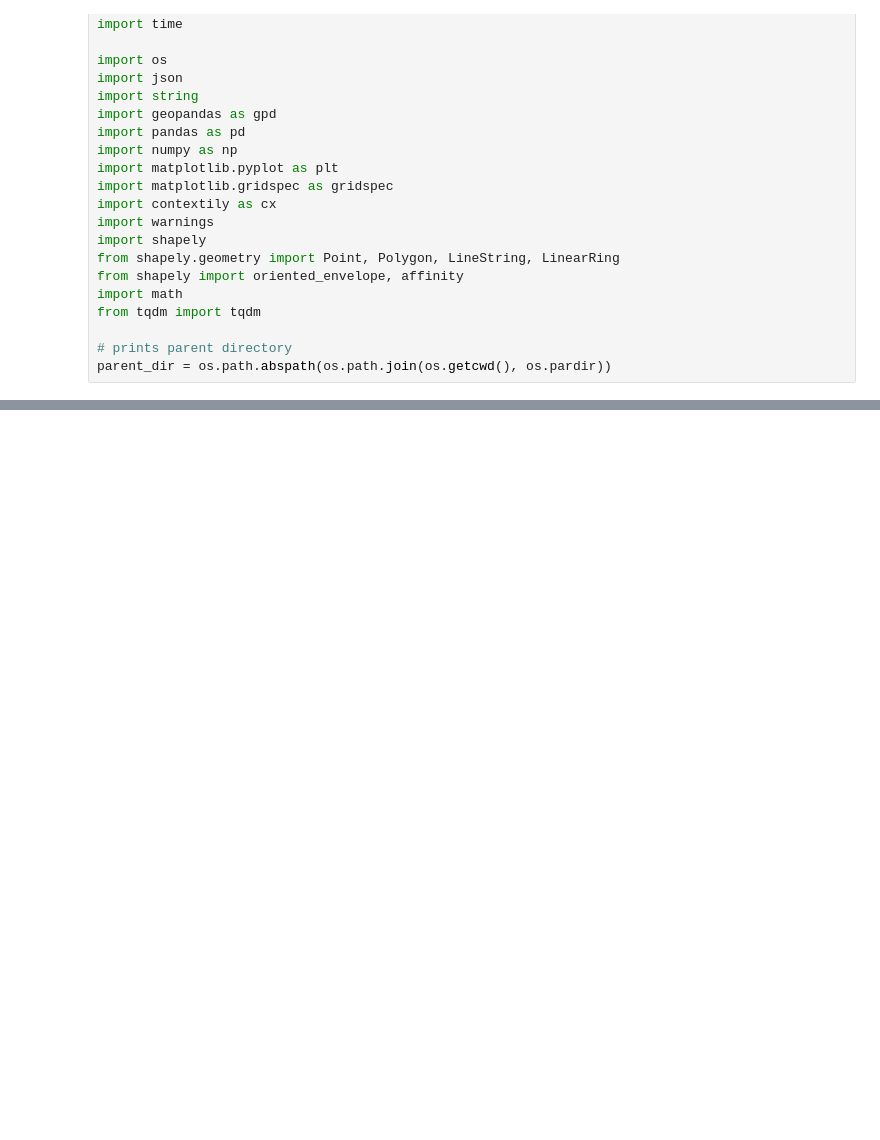
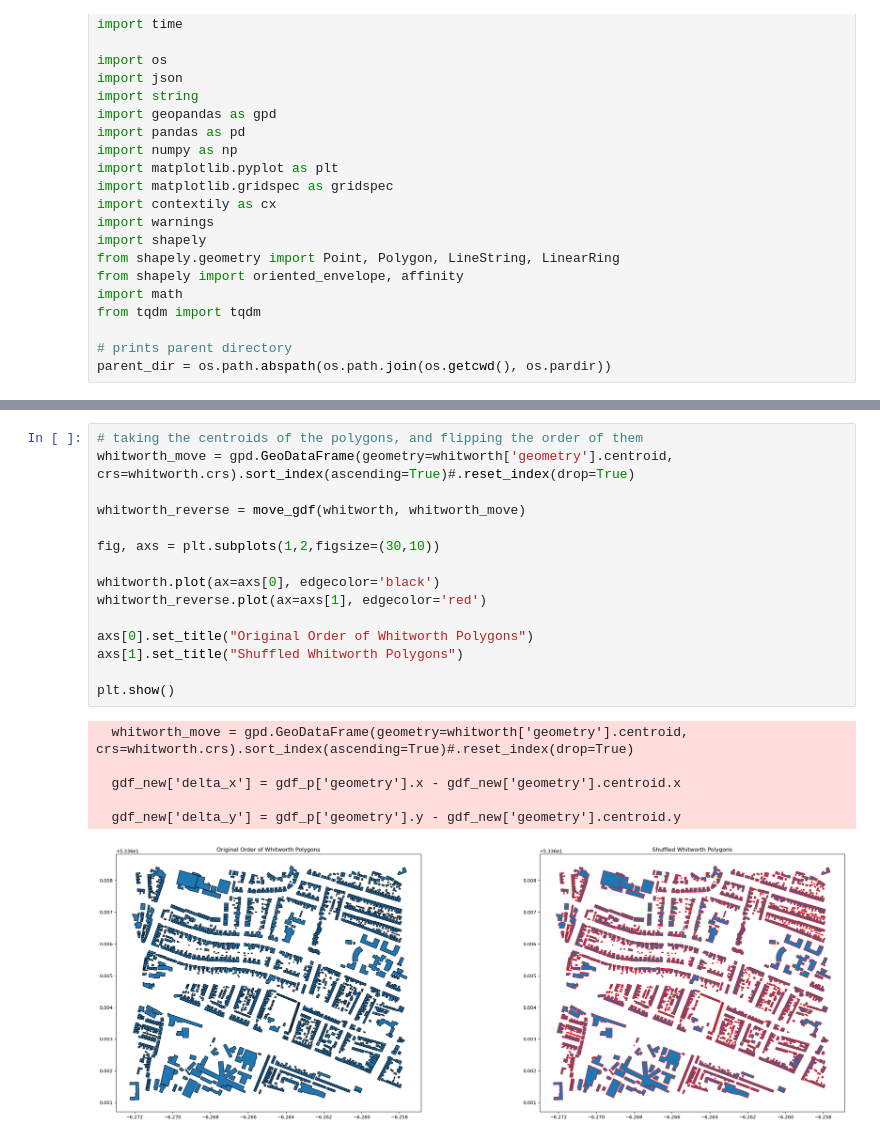
Before and after one commit to paddeaux/radian, a Jupyter notebook: notebooks/testing.ipynb, the cells around one changed output, grey strips where cells are left out. Drawn from its saved outputs; the diff is of its cells as text; blank space fills up the shorter version.

```diff
--- a/notebooks/testing.ipynb
+++ b/notebooks/testing.ipynb
@@ -157,0 +102,22 @@ GEOSException: IllegalArgumentException: Points of LinearRing do not form a clos
+# %%
+# taking the centroids of the polygons, and flipping the order of them
+whitworth_move = gpd.GeoDataFrame(geometry=whitworth['geometry'].centroid, crs=whitworth.crs).sort_index(ascending=True)#.reset_index(drop=True)
+
+whitworth_reverse = move_gdf(whitworth, whitworth_move)
+
+fig, axs = plt.subplots(1,2,figsize=(30,10))
+
+whitworth.plot(ax=axs[0], edgecolor='black')
+whitworth_reverse.plot(ax=axs[1], edgecolor='red')
+
+axs[0].set_title("Original Order of Whitworth Polygons")
+axs[1].set_title("Shuffled Whitworth Polygons")
+
+plt.show()
+# %% [output]
+  whitworth_move = gpd.GeoDataFrame(geometry=whitworth['geometry'].centroid, crs=whitworth.crs).sort_index(ascending=True)#.reset_index(drop=True)
+
+  gdf_new['delta_x'] = gdf_p['geometry'].x - gdf_new['geometry'].centroid.x
+
+  gdf_new['delta_y'] = gdf_p['geometry'].y - gdf_new['geometry'].centroid.y
+[figure, added]
```
Also changed, not shown: parts of 6 cells of this notebook.
